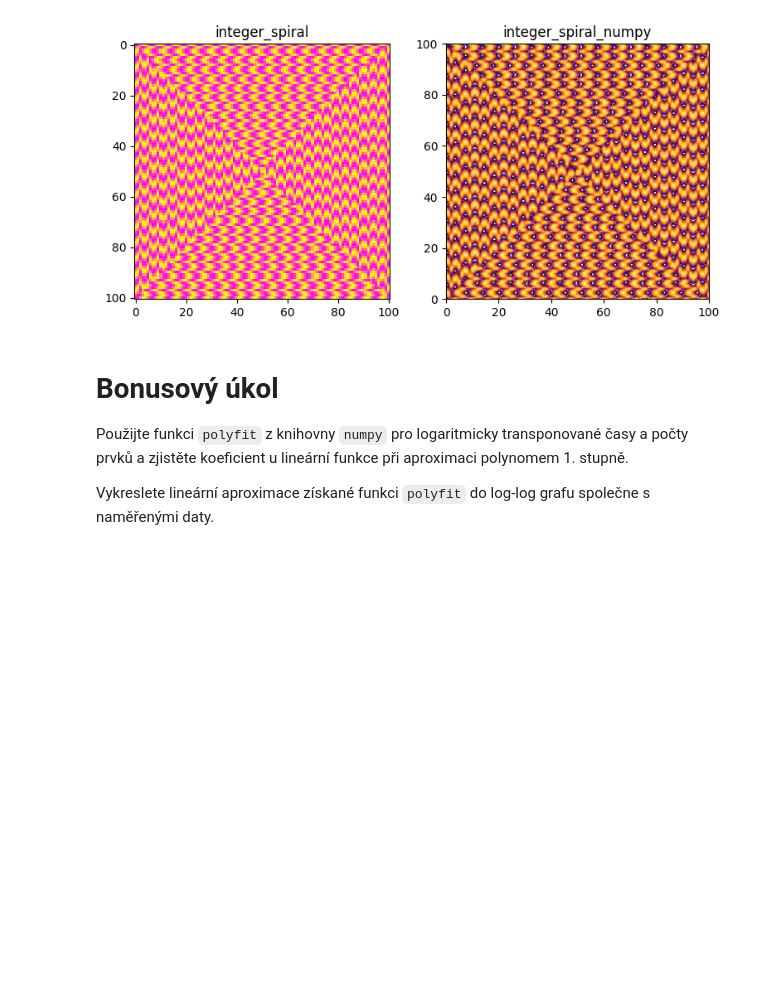
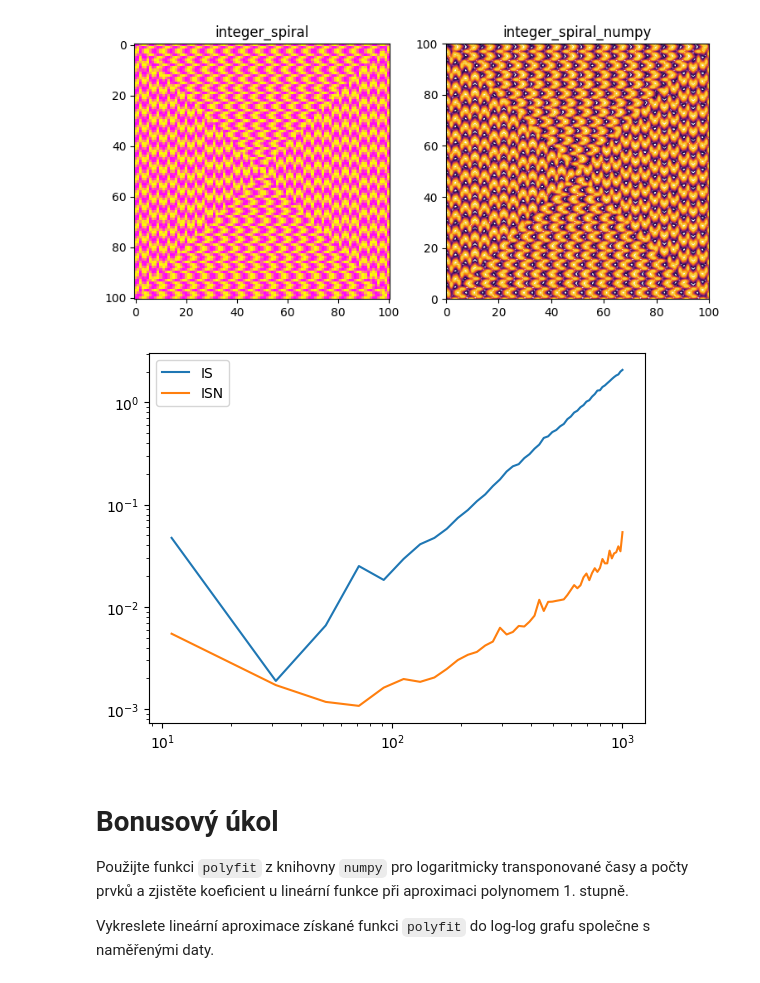
Before and after one commit to MAR0897/VVP_ukoly_MAR0897, a Jupyter notebook: 04_ukoly.ipynb, the cells around one changed output. Drawn from its saved outputs; the diff is of its cells as text; code cells hidden in the pictures; blank space fills up the shorter version.

```diff
--- a/04_ukoly.ipynb
+++ b/04_ukoly.ipynb
@@ -162,6 +161,29 @@ axes[1].set_title("integer_spiral_numpy")
 # %% [output]
 Text(0.5, 1.0, 'integer_spiral_numpy')
 [figure]
+# %%
+import time
+x=np.linspace(11,1002,50)
+times_IS = np.zeros(x.size)
+times_ISN = np.zeros(x.size)
+j=0
+for i in range(11,1002,20):
+    start=time.time()
+    A = integer_spiral(i)
+    times_IS[j]=time.time()-start
+
+    start=time.time()
+    A = integer_spiral_numpy(i*2)
+    times_ISN[j]=time.time()-start
+    j+=1
+fig, axes = plt.subplots()
+axes.plot(x, times_IS, label='IS')
+axes.plot(x, times_ISN, label='ISN')
+axes.legend()
+axes.set_yscale("log")
+axes.set_xscale("log")
+# %% [output]
+[figure, added]
 # %% [markdown]
 # Bonusový úkol
 Použijte funkci `polyfit` z knihovny `numpy` pro logaritmicky transponované časy a počty prvků a zjistěte koeficient u lineární funkce při aproximaci polynomem 1. stupně.
```
Also changed, not shown: parts of 3 cells of this notebook.
